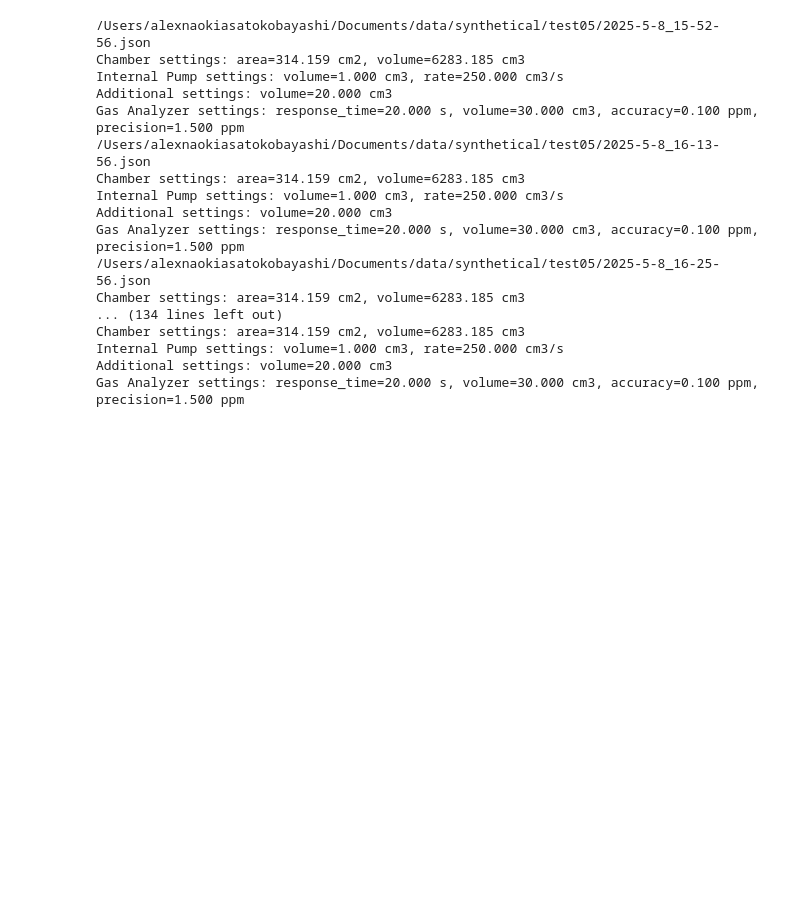
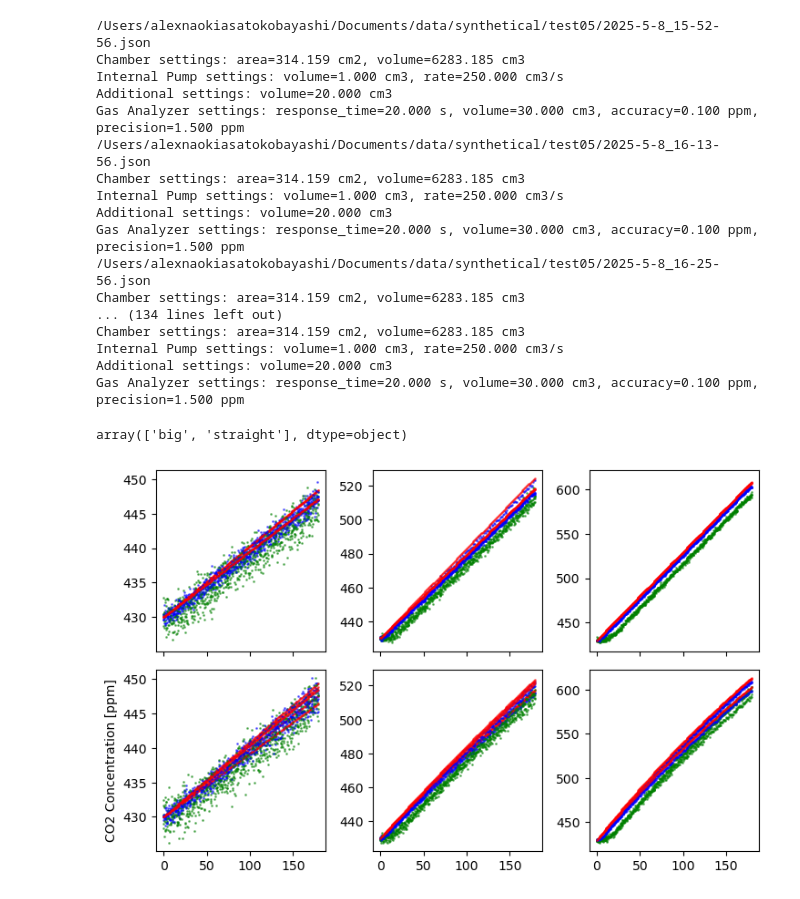
Before and after one commit to alexnaoki/soilgasflux_fcs, a Jupyter notebook: notebooks/synthetical_data_creator.ipynb, the cells around one changed output. Cells and saved outputs as stored; diff of their text form; code cells hidden in the pictures; blank space fills up the shorter version.

```diff
--- a/notebooks/synthetical_data_creator.ipynb
+++ b/notebooks/synthetical_data_creator.ipynb
@@ -200,9 +202,9 @@ Internal Pump settings: volume=1.000 cm3, rate=250.000 cm3/s
 Additional settings: volume=20.000 cm3
 Gas Analyzer settings: response_time=20.000 s, volume=30.000 cm3, accuracy=0.100 ppm, precision=1.500 ppm
 # %%
-folder_base = pathlib.Path(r'/Users/alexnaokiasatokobayashi/Documents/data/synthetical/test05/')
-folder_Commercial = pathlib.Path(r'/Users/alexnaokiasatokobayashi/Documents/data/synthetical/test06/')
-folder_LowCost = pathlib.Path(r'/Users/alexnaokiasatokobayashi/Documents/data/synthetical/test07/')
+folder_base = pathlib.Path(r'/Users/alexnaokiasatokobayashi/Documents/FCS/raw_data/test05/')
+folder_Commercial = pathlib.Path(r'/Users/alexnaokiasatokobayashi/Documents/FCS/raw_data/test06/')
+folder_LowCost = pathlib.Path(r'/Users/alexnaokiasatokobayashi/Documents/FCS/raw_data/test07/')
 # %%
 df_base = pd.DataFrame()
 for file in folder_base.rglob('*.json'):
@@ -242,3 +244,7 @@ for file in folder_LowCost.rglob('*.json'):
     df['t0'] = data['config']['t0']
     df['curvature'] = data['config']['curvature']
     df_lowcost = pd.concat([df_lowcost, df], axis=0)
+# %%
+df_lowcost['curvature'].unique()
+# %% [output]
+array(['big', 'straight'], dtype=object)
@@ -245 +283,39 @@ for file in folder_LowCost.rglob('*.json'):
+# %%
+cm = 1/2.54  # centimeters in inches
+fig, ax = plt.subplots(2, 3, figsize=(19*cm, 12*cm), sharey='col', sharex=True)
+for intensity in df_lowcost['intensity'].unique():
+    for curvature in df_lowcost['curvature'].unique():
+        for i in df_lowcost['id'].unique():
+            if intensity == 'low':
+                j=0
+            elif intensity == 'medium':
+                j=1
+            elif intensity == 'high':
+                j=2
+
+            if curvature == 'straight':
+                k=0
+            elif curvature == 'big':
+                k=1
+            df_l = df_lowcost[(df_lowcost['id'] == i) &
+                            (df_lowcost['intensity'] == intensity) &
+                            (df_lowcost['curvature'] == curvature)]
+            df_c = df_commercial[(df_commercial['id'] == i) &
+                            (df_commercial['intensity'] == intensity) &
+                            (df_commercial['curvature'] == curvature)]
+            df_b = df_base[(df_base['id'] == i) &
+                            (df_base['intensity'] == intensity) &
+                            (df_base['curvature'] == curvature)]
+
+            ax[k,j].scatter(df_l['datetime'], df_l['k30_co2'],
+                          color='green',alpha=0.5,s=1)
+            ax[k,j].scatter(df_c['datetime'], df_c['k30_co2'],
+                          color='blue',alpha=0.5, s=1)
+            ax[k,j].scatter(df_b['datetime'], df_b['k30_co2'],
+                          color='red',alpha=0.5, s=1)
+            # ax[k,0].set_xlabel('Time')
+            ax[1,0].set_ylabel('CO2 Concentration [ppm]')
+fig.tight_layout()
+# %% [output]
+[figure, added]
 # %%
```
Also changed, not shown: parts of 3 cells of this notebook, 3 other files.
